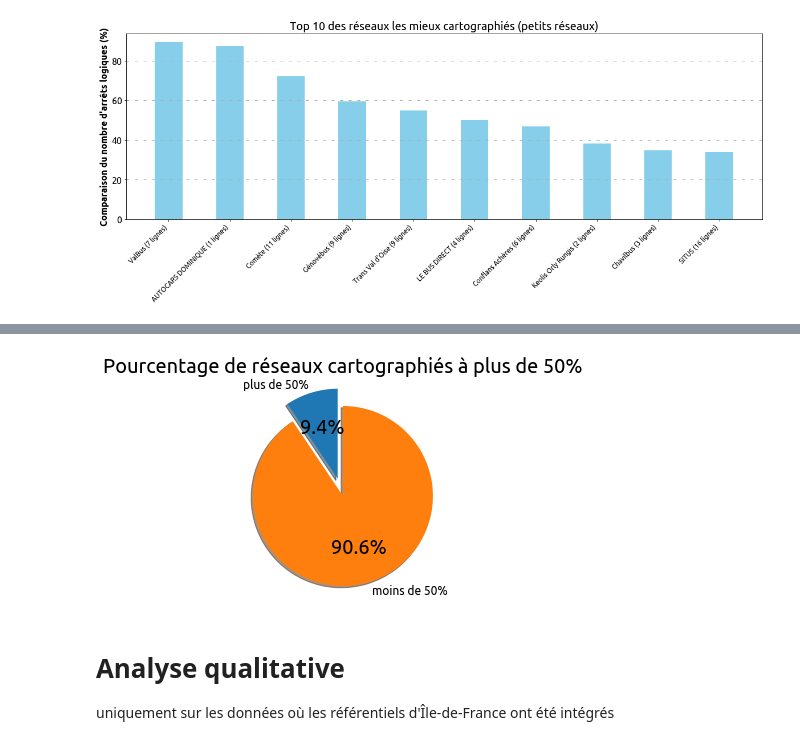
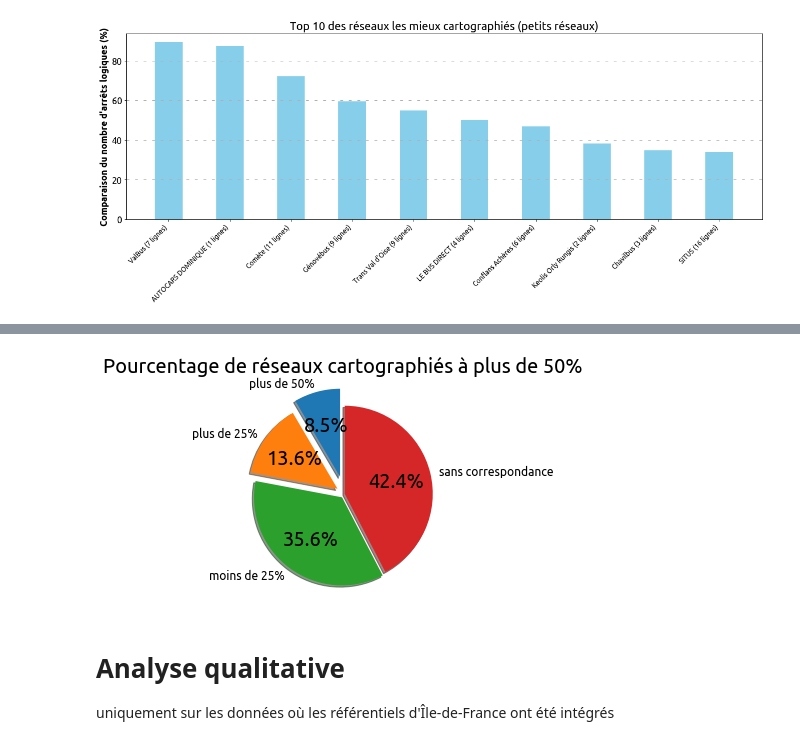
Before and after one commit to Jungle-Bus/ref-fr-STIF, a Jupyter notebook: audit_routepoints/idf_audit.ipynb, the cells around one changed output, grey strips where cells are left out. Drawn from its saved outputs; the diff is of its cells as text; code cells hidden in the pictures.

Commit message:
audit - fix some charts

```diff
--- a/audit_routepoints/idf_audit.ipynb
+++ b/audit_routepoints/idf_audit.ipynb
@@ -271,6 +271,7 @@ osm_routepoints_cleaned.replace(to_replace="SqyBus", value="SQYBus", inplace=Tru
 osm_routepoints_cleaned.replace(to_replace="TransVO", value="Trans Val d'Oise", inplace=True)
 osm_routepoints_cleaned.replace(to_replace="Still", value="STILL", inplace=True)
 osm_routepoints_cleaned.replace(to_replace="Î", value="I", inplace=True)
+osm_routepoints_cleaned.replace(to_replace="R'bus", value="R'Bus", inplace=True)
 
 osm_networks = pd.DataFrame(osm_routepoints_cleaned.groupby('osm_network').size()).reset_index()
 osm_networks.rename(columns={0: 'osm_routepoints_count'}, inplace=True)
@@ -286,4 +287,3 @@ networks.drop('osm_network', axis=1, inplace=True)
 networks.drop('osm_network_lower', axis=1, inplace=True)
 networks.drop('gtfs_agency_name_lower', axis=1, inplace=True)
 networks['osm_couverture'] = networks['osm_routepoints_count'] * 100.0 / networks['gtfs_routepoints_count']
-networks
@@ -397,22 +381,28 @@ ax.grid(linestyle=(0, (5, 10)), axis='y', linewidth=1)
 # %%
 # nombre de réseaux mappés à plus de 50%
-networks_plus_50 = networks[networks["osm_couverture"] >= 0.5]
-network_count = networks.shape[0]
+network_full_count = gtfs_networks.shape[0]
+network_mapped_count = networks.shape[0]
+networks_plus_50 = networks[networks["osm_couverture"] >= 50]
 count_plus_50 = networks_plus_50.shape[0]
-
-labels = 'plus de 50%', 'moins de 50%'
-sizes = [count_plus_50/network_count * 10, 100 - (count_plus_50/network_count*10)]
-explode = (0.2, 0)  # only "explode" the 1st slice
+networks_plus_25 = networks[(networks["osm_couverture"] >= 25) & (networks["osm_couverture"] < 50)]
+count_plus_25 = networks_plus_25.shape[0]
+labels = 'plus de 50%', 'plus de 25%', 'moins de 25%', 'sans correspondance'
+portion_plus_50 = count_plus_50/network_full_count * 100
+portion_plus_25 = count_plus_25/network_full_count * 100
+portion_unmapped = (1 - network_mapped_count / network_full_count) * 100
+portion_reste = 100 - portion_plus_50 - portion_plus_25 - portion_unmapped
+sizes = [portion_plus_50, portion_plus_25, portion_reste, portion_unmapped]
+explode = (0.2, 0.1, 0.05, 0)  # only "explode" the 1st slice
 
 fig1, ax1 = plt.subplots()
 ax1.set_title('Pourcentage de réseaux cartographiés à plus de 50%')
 ax1.pie(sizes, explode=explode, labels=labels, autopct='%1.1f%%',
         shadow=True, startangle=90)
 ax1.axis('equal')  # Equal aspect ratio ensures that pie is drawn as a circle.
 
 plt.show()
 # %% [output]
-[figure, old version]
+[figure, new version]
 # %% [markdown]
 # Analyse qualitative
 
```
Also changed, not shown: parts of 7 cells of this notebook.
